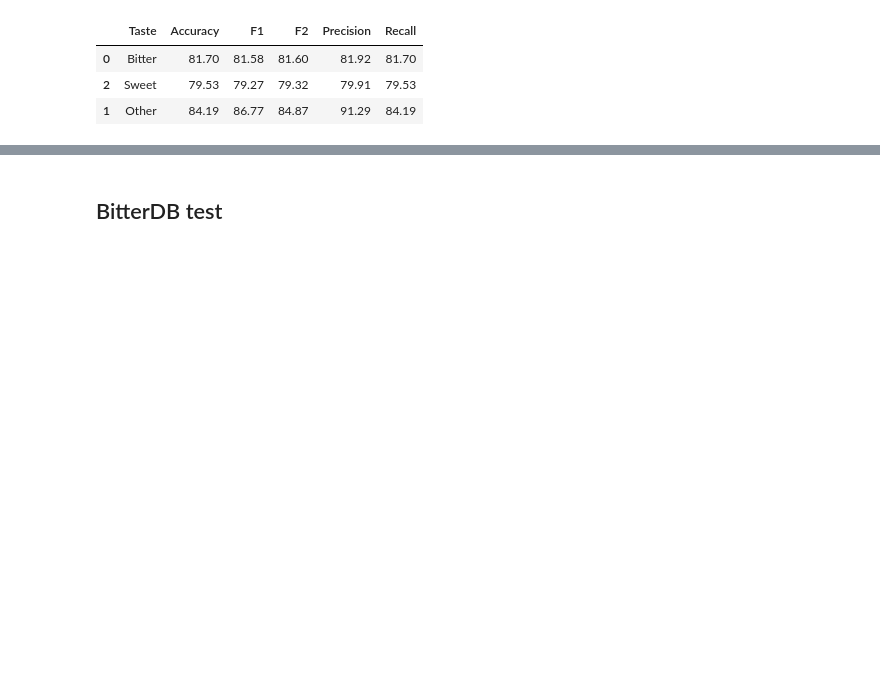
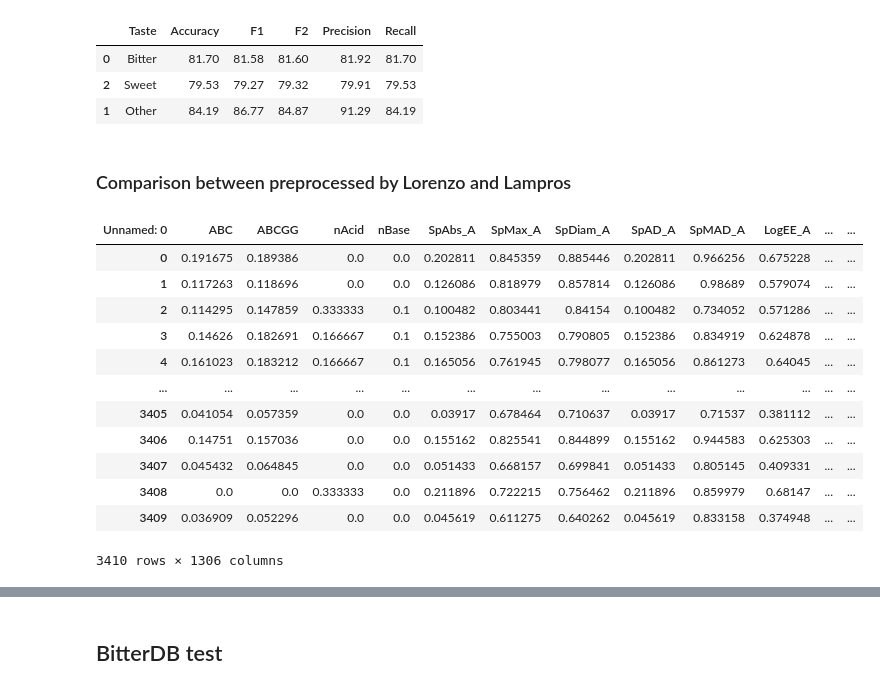
Before and after one commit to lorenzopallante/VirtuousMultiTaste, a Jupyter notebook: notebook/test.ipynb, the cells around one changed output, grey strips where cells are left out. Saved outputs shown, nothing was run; the diff lists cells and outputs as text; code cells hidden in the pictures; blank space fills up the shorter version.

```diff
--- a/notebook/test.ipynb
+++ b/notebook/test.ipynb
@@ -296,3 +303,24 @@ performance_tastes
 | 0 | Bitter | 81.70 | 81.58 | 81.60 | 81.92 | 81.70 |
 | 2 | Sweet | 79.53 | 79.27 | 79.32 | 79.91 | 79.53 |
 | 1 | Other | 84.19 | 86.77 | 84.87 | 91.29 | 84.19 |
+# %% [markdown]
+### Comparison between preprocessed by Lorenzo and Lampros
+# %%
+test_DB_Lampros = test_DB_Lampros.T.astype(object)
+test_DB_Lampros.columns = test_DB_Lampros.iloc[0]
+test_DB_Lampros = test_DB_Lampros[1:]
+test_DB_Lampros
+# %% [output]
+| Unnamed: 0 | ABC | ABCGG | nAcid | nBase | SpAbs_A | SpMax_A | SpDiam_A | SpAD_A | SpMAD_A | LogEE_A | ... | ... |
+| 0 | 0.191675 | 0.189386 | 0.0 | 0.0 | 0.202811 | 0.845359 | 0.885446 | 0.202811 | 0.966256 | 0.675228 | ... | ... |
+| 1 | 0.117263 | 0.118696 | 0.0 | 0.0 | 0.126086 | 0.818979 | 0.857814 | 0.126086 | 0.98689 | 0.579074 | ... | ... |
+| 2 | 0.114295 | 0.147859 | 0.333333 | 0.1 | 0.100482 | 0.803441 | 0.84154 | 0.100482 | 0.734052 | 0.571286 | ... | ... |
+| 3 | 0.14626 | 0.182691 | 0.166667 | 0.1 | 0.152386 | 0.755003 | 0.790805 | 0.152386 | 0.834919 | 0.624878 | ... | ... |
+| 4 | 0.161023 | 0.183212 | 0.166667 | 0.1 | 0.165056 | 0.761945 | 0.798077 | 0.165056 | 0.861273 | 0.64045 | ... | ... |
+| ... | ... | ... | ... | ... | ... | ... | ... | ... | ... | ... | ... | ... |
+| 3405 | 0.041054 | 0.057359 | 0.0 | 0.0 | 0.03917 | 0.678464 | 0.710637 | 0.03917 | 0.71537 | 0.381112 | ... | ... |
+| 3406 | 0.14751 | 0.157036 | 0.0 | 0.0 | 0.155162 | 0.825541 | 0.844899 | 0.155162 | 0.944583 | 0.625303 | ... | ... |
+| 3407 | 0.045432 | 0.064845 | 0.0 | 0.0 | 0.051433 | 0.668157 | 0.699841 | 0.051433 | 0.805145 | 0.409331 | ... | ... |
+| 3408 | 0.0 | 0.0 | 0.333333 | 0.0 | 0.211896 | 0.722215 | 0.756462 | 0.211896 | 0.859979 | 0.68147 | ... | ... |
+| 3409 | 0.036909 | 0.052296 | 0.0 | 0.0 | 0.045619 | 0.611275 | 0.640262 | 0.045619 | 0.833158 | 0.374948 | ... | ... |
+3410 rows × 1306 columns
```
Also changed, not shown: parts of 17 cells of this notebook.
